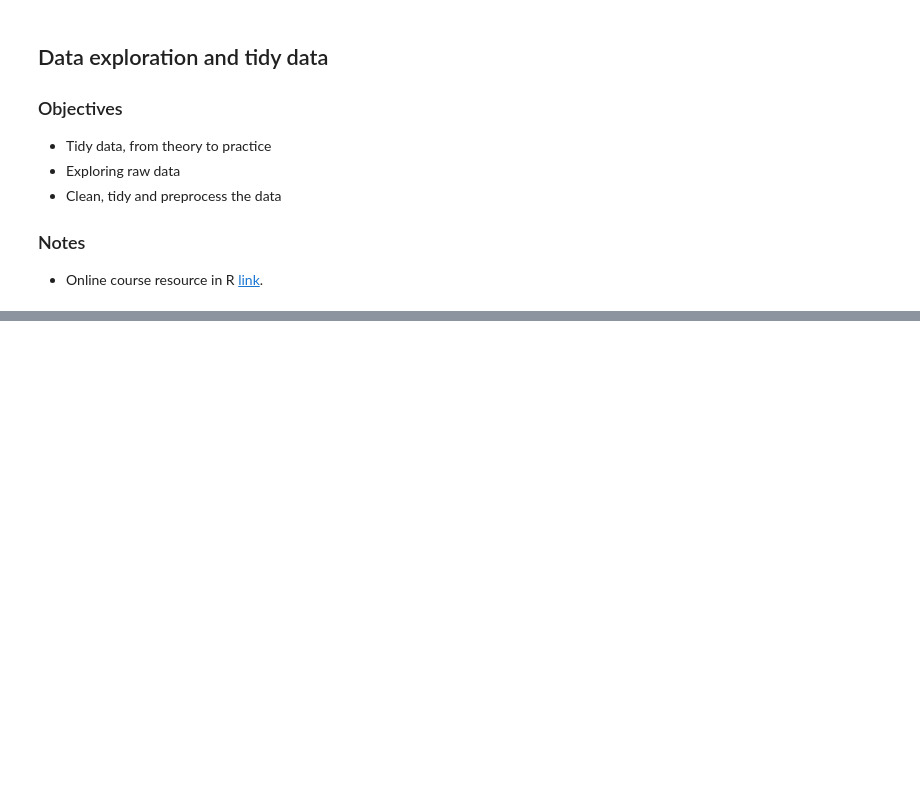
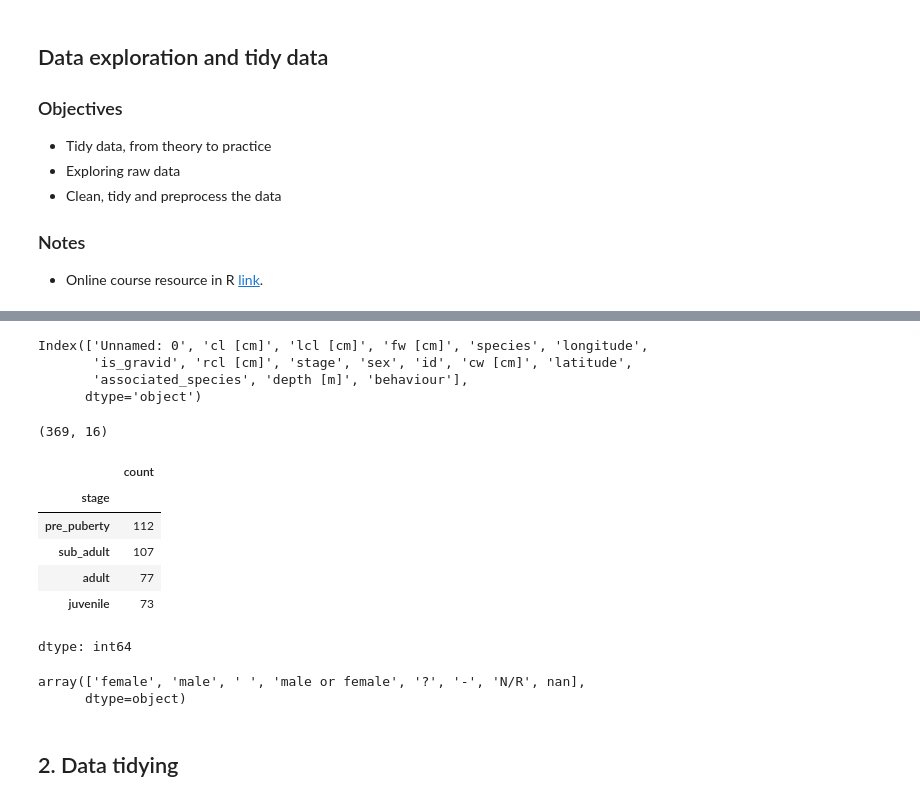
Before and after one commit to Py-ualg/2025-tidy-python, a Jupyter notebook: D1S1/nb1_tidy_data.ipynb, the cells around one changed output, grey strips where cells are left out. Cells and saved outputs as stored; diff of their text form; code cells hidden in the pictures; blank space fills up the shorter version.

```diff
--- a/D1S1/nb1_tidy_data.ipynb
+++ b/D1S1/nb1_tidy_data.ipynb
@@ -37,0 +96,34 @@ df.head()
+# %%
+# colnames(df1_q1)
+df1_q1.columns  # index might be difficult to work with, get list by simply: list(df1_q1.columns)
+# %% [output]
+Index(['Unnamed: 0', 'cl [cm]', 'lcl [cm]', 'fw [cm]', 'species', 'longitude',
+       'is_gravid', 'rcl [cm]', 'stage', 'sex', 'id', 'cw [cm]', 'latitude',
+       'associated_species', 'depth [m]', 'behaviour'],
+      dtype='object')
+# %%
+ # in R: (nrow() and ncol())
+ df1_q1.shape
+# %% [output]
+(369, 16)
+# %%
+# Value counts in column
+# table(df1_q1$stage)
+df1_q1['stage'].value_counts()
+# %% [output]
+|  | count |
+| stage |  |
+| pre_puberty | 112 |
+| sub_adult | 107 |
+| adult | 77 |
+| juvenile | 73 |
+dtype: int64
+# %%
+# Unique values in column
+# unique(df1_q1$sex)
+df1_q1['sex'].unique()
+# %% [output]
+array(['female', 'male', ' ', 'male or female', '?', '-', 'N/R', nan],
+      dtype=object)
+# %% [markdown]
+## 2. Data tidying
```
Also changed, not shown: parts of 12 cells of this notebook.
